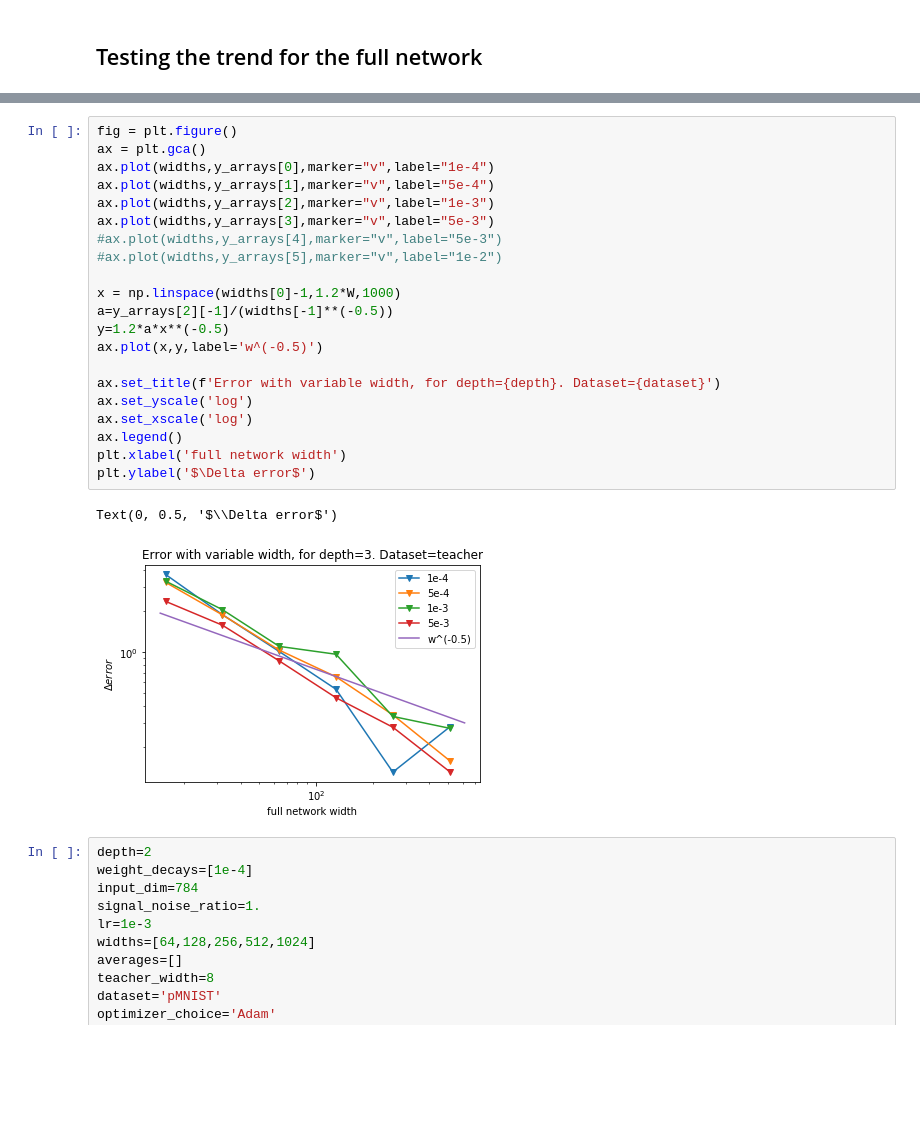
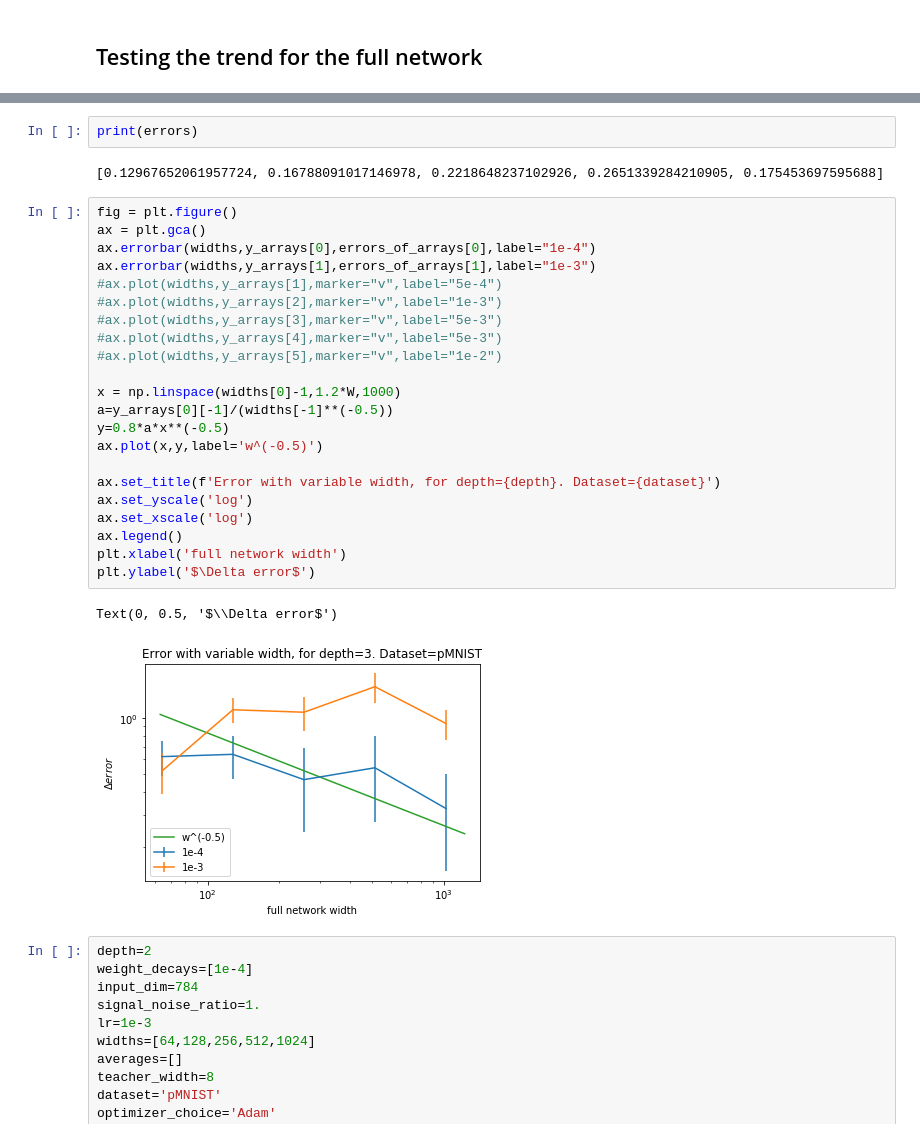
Before and after one commit to fcaretti/mitosis_MNIST, a Jupyter notebook: Notebook for plots.ipynb, the cells around one changed output, grey strips where cells are left out. Drawn from its saved outputs; the diff is of its cells as text; blank space fills up the shorter version.

Commit message:
Corrected standardization, added plots, different way to evaluate delta error

```diff
--- a/Notebook for plots.ipynb
+++ b/Notebook for plots.ipynb
@@ -192,27 +256,32 @@ FileNotFoundError: [Errno 2] No such file or directory: './deltaerrors/ensemble_
+# %%
+print(errors)
+# %% [output]
+[0.12967652061957724, 0.16788091017146978, 0.2218648237102926, 0.2651339284210905, 0.175453697595688]
 # %%
 fig = plt.figure()
 ax = plt.gca()
-ax.plot(widths,y_arrays[0],marker="v",label="1e-4")
-ax.plot(widths,y_arrays[1],marker="v",label="5e-4")
-ax.plot(widths,y_arrays[2],marker="v",label="1e-3")
-ax.plot(widths,y_arrays[3],marker="v",label="5e-3")
+ax.errorbar(widths,y_arrays[0],errors_of_arrays[0],label="1e-4")
+ax.errorbar(widths,y_arrays[1],errors_of_arrays[1],label="1e-3")
+#ax.plot(widths,y_arrays[1],marker="v",label="5e-4")
+#ax.plot(widths,y_arrays[2],marker="v",label="1e-3")
+#ax.plot(widths,y_arrays[3],marker="v",label="5e-3")
 #ax.plot(widths,y_arrays[4],marker="v",label="5e-3")
 #ax.plot(widths,y_arrays[5],marker="v",label="1e-2")
 
 x = np.linspace(widths[0]-1,1.2*W,1000)
-a=y_arrays[2][-1]/(widths[-1]**(-0.5))
-y=1.2*a*x**(-0.5)
+a=y_arrays[0][-1]/(widths[-1]**(-0.5))
+y=0.8*a*x**(-0.5)
 ax.plot(x,y,label='w^(-0.5)')
 
 ax.set_title(f'Error with variable width, for depth={depth}. Dataset={dataset}')
 ax.set_yscale('log')
 ax.set_xscale('log')
 ax.legend()
 plt.xlabel('full network width')
 plt.ylabel('$\Delta error$')
 # %% [output]
 Text(0, 0.5, '$\\Delta error$')
-[figure, old version]
+[figure, new version]
 # %%
 depth=2
 weight_decays=[1e-4]
```
Also changed, not shown: parts of 14 cells of this notebook, 4 other files.
